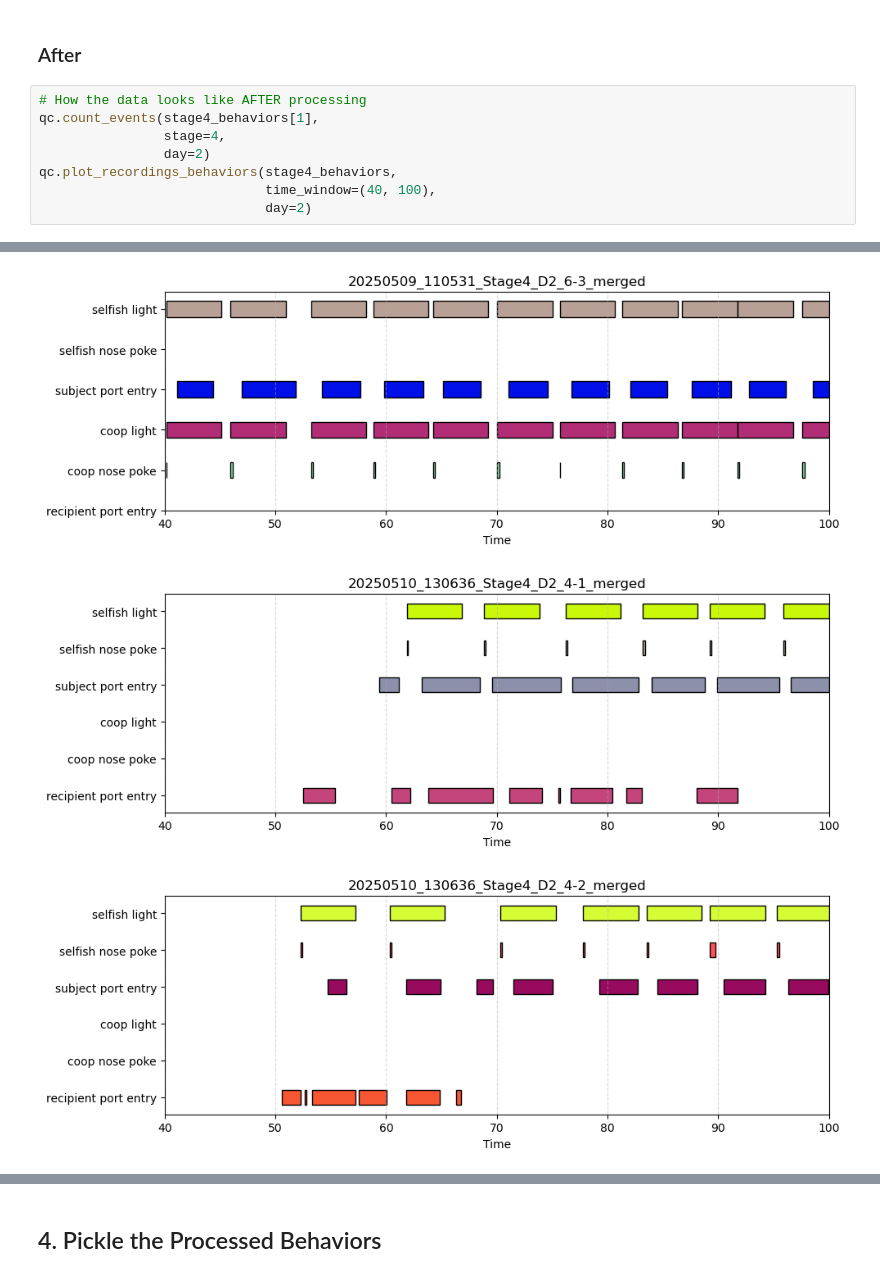
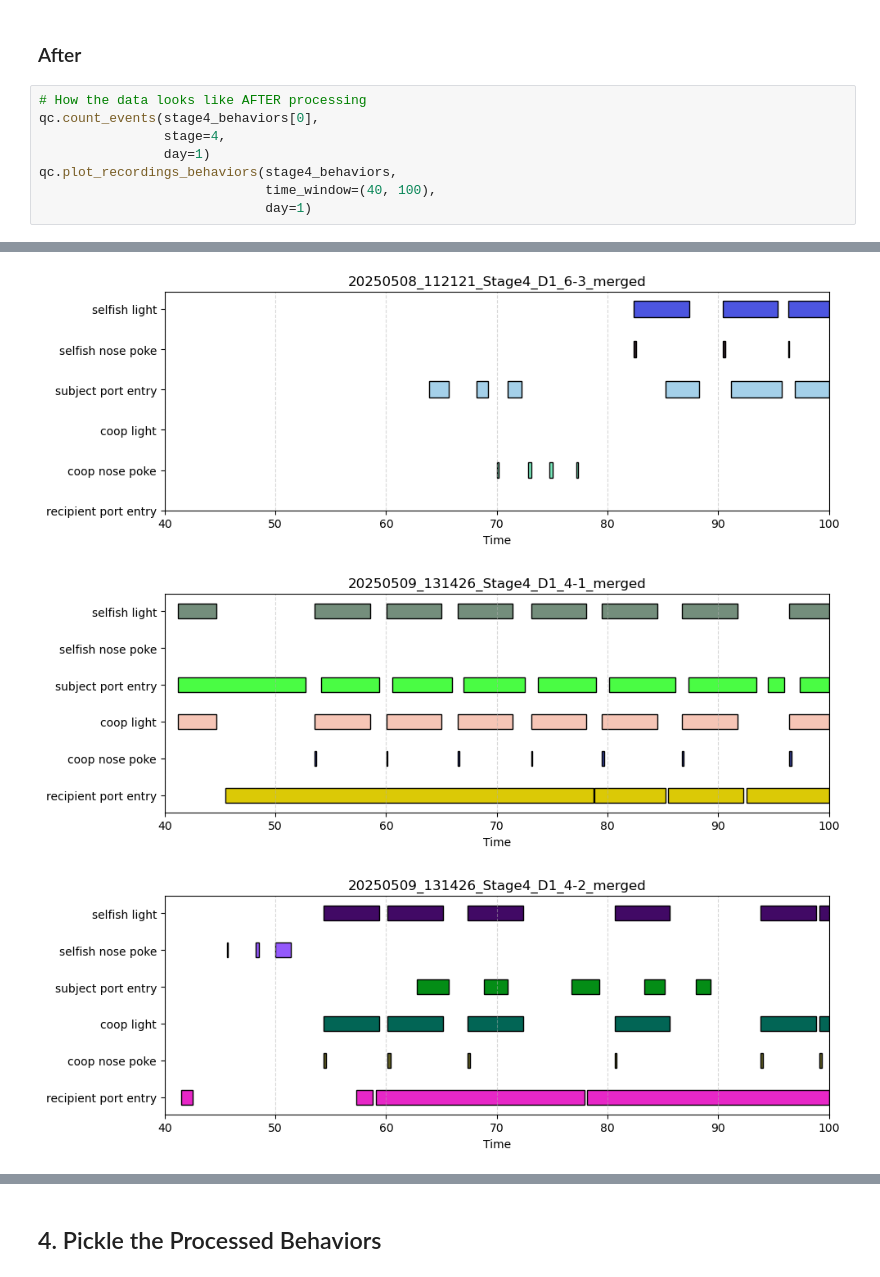
Before and after one commit to padillacoreanolab/coop_ephys_analysis, a Jupyter notebook: notebooks/behavior/stage4_quality_control.ipynb, the cells around one changed output, grey strips where cells are left out. Cells and saved outputs as stored; diff of their text form.

```diff
--- a/notebooks/behavior/stage4_quality_control.ipynb
+++ b/notebooks/behavior/stage4_quality_control.ipynb
@@ -102,10 +102,10 @@ stage4_behaviors = qc.threshold_stage_behaviors(stage4_behaviors,
 ### After
 # %%
 # How the data looks like AFTER processing
-qc.count_events(stage4_behaviors[1],
+qc.count_events(stage4_behaviors[0],
 				stage=4,
-				day=2)
+				day=1)
 qc.plot_recordings_behaviors(stage4_behaviors,
 							 time_window=(40, 100),
-							 day=2)
+							 day=1)
 # %% [output]
@@ -134,3 +134,3 @@ Stage 4 Day 2
-[figure, old version]
+[figure, new version]
-[figure, old version]
+[figure, new version]
-[figure, old version]
+[figure, new version]
```
Also changed, not shown: parts of 14 cells of this notebook, 12 other files.
